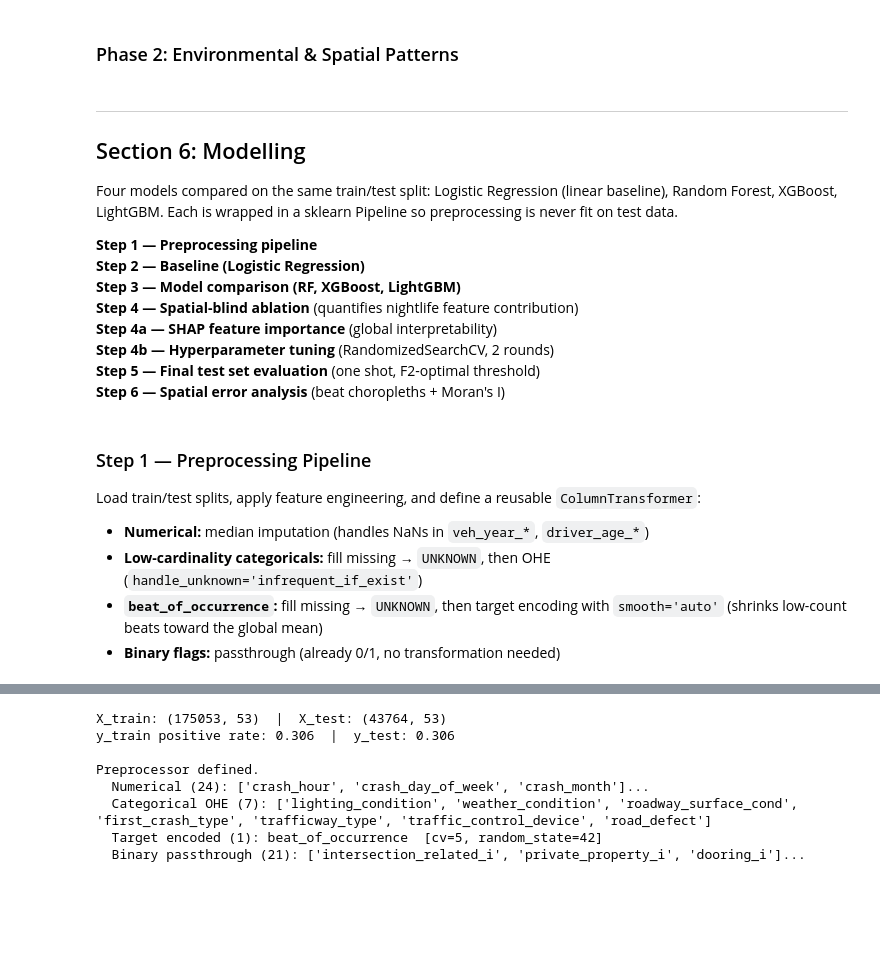
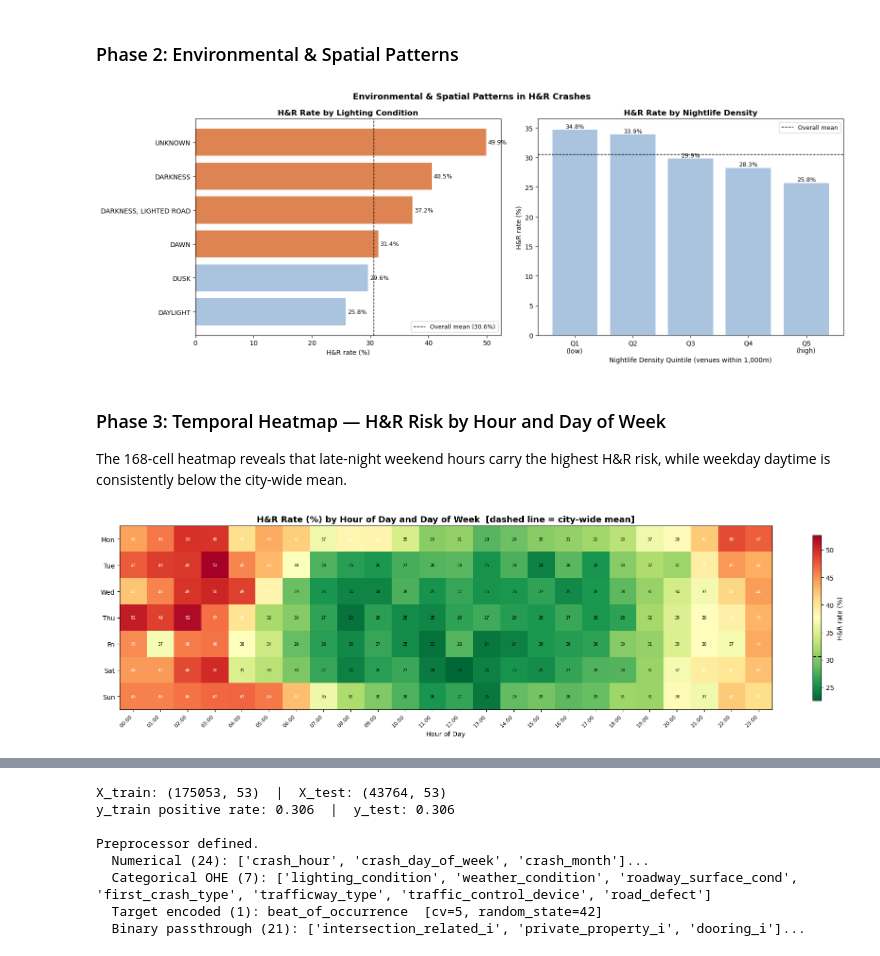
Before and after one commit to casagochman/chicago-hit-and-run, a Jupyter notebook: multi_ds/chicago_hitnrun_writeup.ipynb, the cells around one changed output, grey strips where cells are left out. Saved outputs shown, nothing was run; the diff lists cells and outputs as text; code cells hidden in the pictures; blank space fills up the shorter version.

```diff
--- a/multi_ds/chicago_hitnrun_writeup.ipynb
+++ b/multi_ds/chicago_hitnrun_writeup.ipynb
@@ -732,7 +670,7 @@ import numpy as np
 
 fig, axes = plt.subplots(1, 2, figsize=(16, 6))
 
-# ── Left: H&R rate by lighting condition ─────────────────────────────────────
+# Left: H&R rate by lighting condition
 ax = axes[0]
 lighting = (
     df_eda.groupby("lighting_condition")["is_hit_and_run"]
@@ -752,7 +690,7 @@ ax.legend(fontsize=9)
 for bar, v in zip(bars, lighting["mean_pct"]):
     ax.text(v + 0.3, bar.get_y() + bar.get_height()/2, f"{v:.1f}%", va="center", fontsize=9)
 
-# ── Right: H&R rate by nightlife density quintile ────────────────────────────
+# Right: H&R rate by nightlife density quintile
 ax = axes[1]
 df_eda["nightlife_bin"] = pd.qcut(df_eda["nightlife_density_1000m"], q=5,
                                    labels=["Q1\n(low)", "Q2", "Q3", "Q4", "Q5\n(high)"])
@@ -769,29 +707,50 @@ for i, v in enumerate(nbin.values):
 
 plt.suptitle("Environmental & Spatial Patterns in H&R Crashes", fontsize=13, fontweight="bold")
 plt.tight_layout()
-plt.savefig("imgs/p2_eda_combined.png", dpi=150, bbox_inches="tight")
 plt.show()
-print("Saved imgs/p2_eda_combined.png")
+# %% [output]
+[figure, added]
-# %% [markdown]
----
-
-## Section 6: Modelling
-
-Four models compared on the same train/test split: Logistic Regression (linear baseline), Random Forest, XGBoost, LightGBM. Each is wrapped in a sklearn Pipeline so preprocessing is never fit on test data.
-
-**Step 1 — Preprocessing pipeline**
-**Step 2 — Baseline (Logistic Regression)**
-**Step 3 — Model comparison (RF, XGBoost, LightGBM)**
-**Step 4 — Spatial-blind ablation** (quantifies nightlife feature contribution)
-**Step 4a — SHAP feature importance** (global interpretability)
-**Step 4b — Hyperparameter tuning** (RandomizedSearchCV, 2 rounds)
-**Step 5 — Final test set evaluation** (one shot, F2-optimal threshold)
-**Step 6 — Spatial error analysis** (beat choropleths + Moran's I)
-# %% [markdown]
-### Step 1 — Preprocessing Pipeline
-
-Load train/test splits, apply feature engineering, and define a reusable `ColumnTransformer`:
-- **Numerical:** median imputation (handles NaNs in `veh_year_*`, `driver_age_*`)
-- **Low-cardinality categoricals:** fill missing → `UNKNOWN`, then OHE (`handle_unknown='infrequent_if_exist'`)
-- **`beat_of_occurrence`:** fill missing → `UNKNOWN`, then target encoding with `smooth='auto'` (shrinks low-count beats toward the global mean)
-- **Binary flags:** passthrough (already 0/1, no transformation needed)
+# %% [markdown]
+### Phase 3: Temporal Heatmap — H&R Risk by Hour and Day of Week
+
+The 168-cell heatmap reveals that late-night weekend hours carry the highest H&R risk, while weekday daytime is consistently below the city-wide mean.
+# %%
+# 168-cell heatmap: H&R rate by hour of day × day of week
+import matplotlib.pyplot as plt
+import numpy as np
+
+day_labels = ['Mon', 'Tue', 'Wed', 'Thu', 'Fri', 'Sat', 'Sun']
+
+heatmap_data = (
+    df_eda.groupby(['crash_day_of_week', 'crash_hour'])['is_hit_and_run']
+    .mean() * 100
+).unstack(level=1)
+heatmap_data.index = day_labels
+
+overall_mean = df_eda['is_hit_and_run'].mean() * 100
+
+fig, ax = plt.subplots(figsize=(18, 5))
+im = ax.imshow(heatmap_data.values, aspect='auto', cmap='RdYlGn_r',
+               vmin=heatmap_data.values.min(), vmax=heatmap_data.values.max())
+cbar = plt.colorbar(im, ax=ax, label='H&R rate (%)', shrink=0.9)
+cbar.ax.axhline(overall_mean, color='black', linewidth=1.5, linestyle='--')
+
+ax.set_xticks(range(24))
+ax.set_xticklabels([f'{h:02d}:00' for h in range(24)], rotation=45, ha='right', fontsize=8)
+ax.set_yticks(range(7))
+ax.set_yticklabels(day_labels)
+ax.set_xlabel('Hour of Day')
+ax.set_title('H&R Rate (%) by Hour of Day and Day of Week  [dashed line = city-wide mean]',
+             fontsize=13, fontweight='bold')
+
+# Annotate each cell
+for r in range(7):
+    for col in range(24):
+        v = heatmap_data.values[r, col]
+        ax.text(col, r, f'{v:.0f}', ha='center', va='center',
+                fontsize=6, color='white' if v > 38 else 'black')
+
+plt.tight_layout()
+plt.show()
+# %% [output]
+[figure, added]
```
Also changed, not shown: parts of 55 cells of this notebook, 1 other file.
